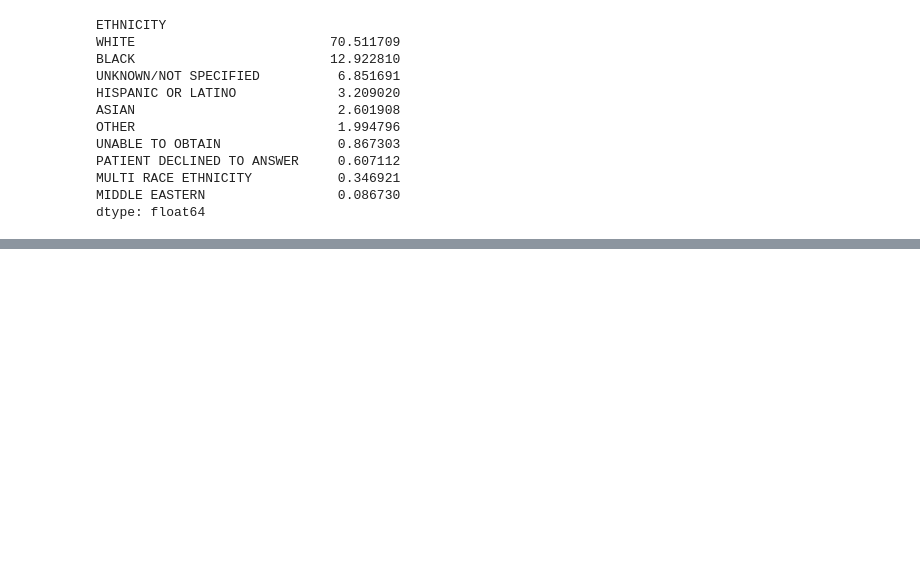
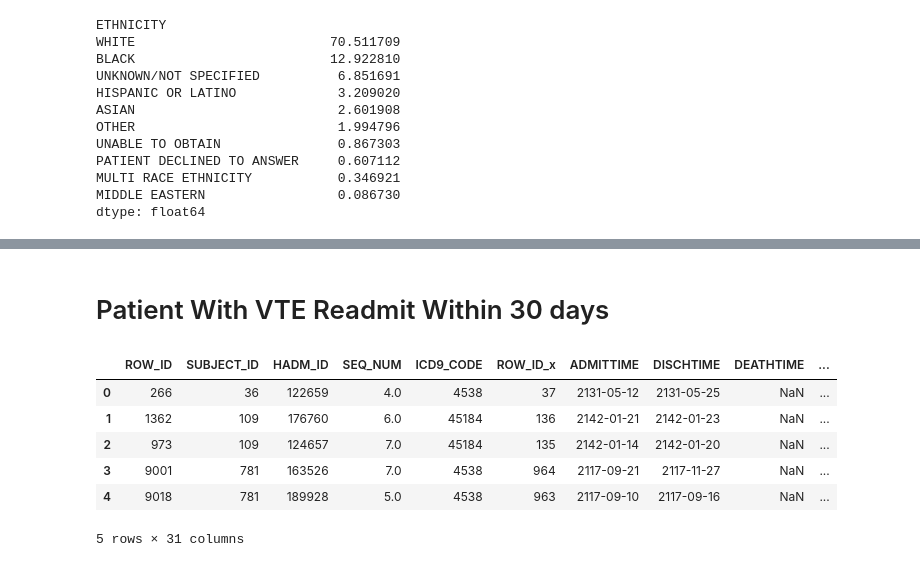
Before and after one commit to JessieZ-1204/MIMIC-III-VTE---Project, a Jupyter notebook: Breast Cancer Research.ipynb, the cells around one changed output, grey strips where cells are left out. Cells and saved outputs as stored; diff of their text form; code cells hidden in the pictures; blank space fills up the shorter version.

Commit message:
Calculate Age & Filter Out Patients Readmitted Within 30 days

```diff
--- a/Breast Cancer Research.ipynb
+++ b/Breast Cancer Research.ipynb
@@ -540,0 +525,4 @@ df_age.head(5)
+# %%
+readmit = readmit[(readmit['READMIT_DAY'] > 0) & (readmit['READMIT_DAY'] <= 30)]
+# %%
+readmit=readmit.reset_index(drop=True)
@@ -540,0 +567,16 @@ df_age.head(5)
+# %% [markdown]
+# Patient With VTE Readmit Within 30 days
+# %%
+readmit_subset = readmit[['SUBJECT_ID', 'HADM_ID', 'READMIT_DAY']]
+# %%
+vte_readmit = pd.merge(vte_adm, readmit_subset, how='inner', on=['SUBJECT_ID', 'HADM_ID'])
+# %%
+vte_readmit.head()
+# %% [output]
+|  | ROW_ID | SUBJECT_ID | HADM_ID | SEQ_NUM | ICD9_CODE | ROW_ID_x | ADMITTIME | DISCHTIME | DEATHTIME | ... |
+| 0 | 266 | 36 | 122659 | 4.0 | 4538 | 37 | 2131-05-12 | 2131-05-25 | NaN | ... |
+| 1 | 1362 | 109 | 176760 | 6.0 | 45184 | 136 | 2142-01-21 | 2142-01-23 | NaN | ... |
+| 2 | 973 | 109 | 124657 | 7.0 | 45184 | 135 | 2142-01-14 | 2142-01-20 | NaN | ... |
+| 3 | 9001 | 781 | 163526 | 7.0 | 4538 | 964 | 2117-09-21 | 2117-11-27 | NaN | ... |
+| 4 | 9018 | 781 | 189928 | 5.0 | 4538 | 963 | 2117-09-10 | 2117-09-16 | NaN | ... |
+5 rows × 31 columns
```
Also changed, not shown: parts of 44 cells of this notebook.
